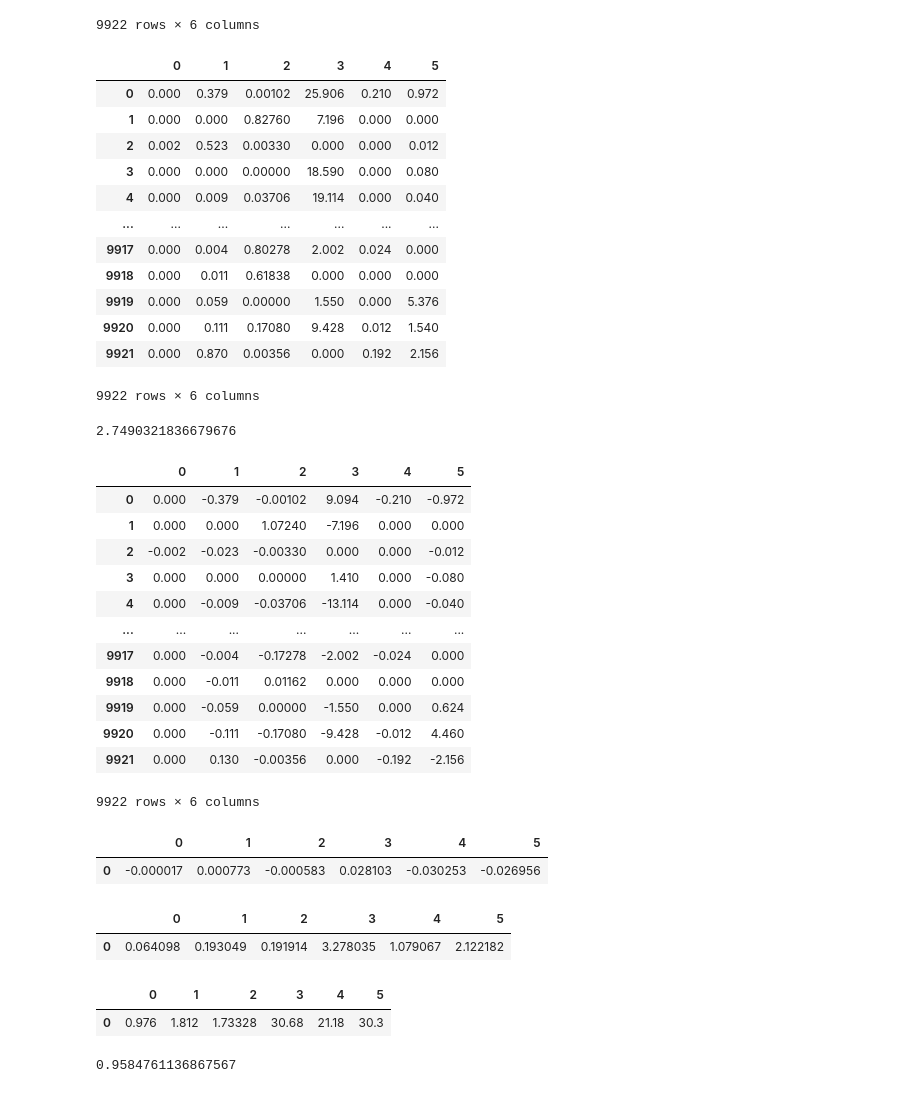
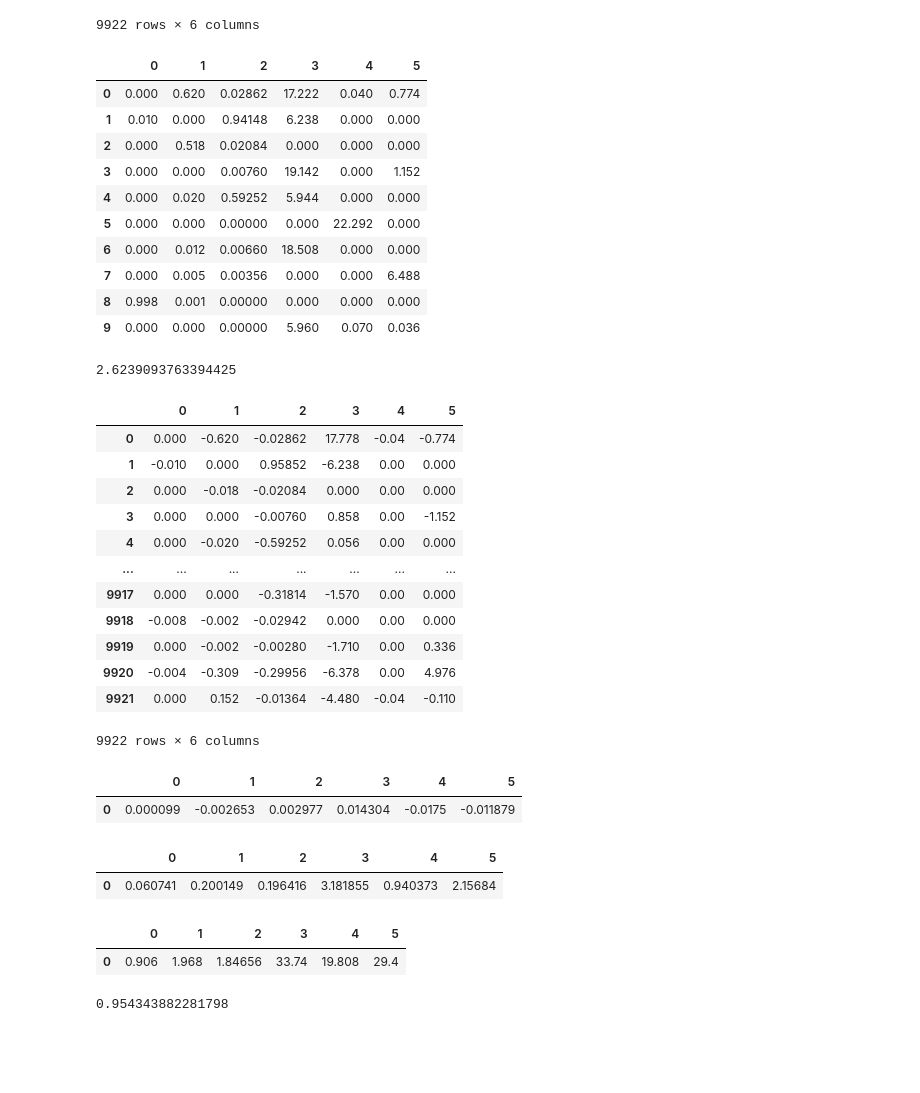
Before and after one commit to dossleo/ProjetoFinal_LeoanrdoPacheco_UFRJ_LAVI, a Jupyter notebook: teste_regressao.ipynb, the cells around one changed output. Saved outputs shown, nothing was run; the diff lists cells and outputs as text; code cells hidden in the pictures; blank space fills up the shorter version.

```diff
--- a/teste_regressao.ipynb
+++ b/teste_regressao.ipynb
@@ -8,7 +8,7 @@ import numpy as np
 from sklearn.preprocessing import MinMaxScaler
 from sklearn.linear_model import LinearRegression
 # %%
-pasta = 'database/dados_tratados/harmonicos_1'
+pasta = 'database/dados_tratados/harmonicos_8'
 arquivo = 'Dados_Normalizados.csv'
 # %%
 df = get_raw_data.GetData(pasta,arquivo).GetDataframe()
@@ -82,43 +82,41 @@ pd.DataFrame(y_t)
 9922 rows × 6 columns
 # %%
 y_p = scaler.inverse_transform(y_pred)
-pd.DataFrame(y_p)
+pd.DataFrame(y_p)[0:10]
 # %% [output]
 |  | 0 | 1 | 2 | 3 | 4 | 5 |
-| 0 | 0.000 | 0.379 | 0.00102 | 25.906 | 0.210 | 0.972 |
-| 1 | 0.000 | 0.000 | 0.82760 | 7.196 | 0.000 | 0.000 |
-| 2 | 0.002 | 0.523 | 0.00330 | 0.000 | 0.000 | 0.012 |
-| 3 | 0.000 | 0.000 | 0.00000 | 18.590 | 0.000 | 0.080 |
-| 4 | 0.000 | 0.009 | 0.03706 | 19.114 | 0.000 | 0.040 |
-| ... | ... | ... | ... | ... | ... | ... |
-| 9917 | 0.000 | 0.004 | 0.80278 | 2.002 | 0.024 | 0.000 |
-| 9918 | 0.000 | 0.011 | 0.61838 | 0.000 | 0.000 | 0.000 |
-| 9919 | 0.000 | 0.059 | 0.00000 | 1.550 | 0.000 | 5.376 |
-| 9920 | 0.000 | 0.111 | 0.17080 | 9.428 | 0.012 | 1.540 |
-| 9921 | 0.000 | 0.870 | 0.00356 | 0.000 | 0.192 | 2.156 |
+| 0 | 0.000 | 0.620 | 0.02862 | 17.222 | 0.040 | 0.774 |
+| 1 | 0.010 | 0.000 | 0.94148 | 6.238 | 0.000 | 0.000 |
+| 2 | 0.000 | 0.518 | 0.02084 | 0.000 | 0.000 | 0.000 |
+| 3 | 0.000 | 0.000 | 0.00760 | 19.142 | 0.000 | 1.152 |
+| 4 | 0.000 | 0.020 | 0.59252 | 5.944 | 0.000 | 0.000 |
+| 5 | 0.000 | 0.000 | 0.00000 | 0.000 | 22.292 | 0.000 |
+| 6 | 0.000 | 0.012 | 0.00660 | 18.508 | 0.000 | 0.000 |
+| 7 | 0.000 | 0.005 | 0.00356 | 0.000 | 0.000 | 6.488 |
+| 8 | 0.998 | 0.001 | 0.00000 | 0.000 | 0.000 | 0.000 |
+| 9 | 0.000 | 0.000 | 0.00000 | 5.960 | 0.070 | 0.036 |
-9922 rows × 6 columns
 # %%
 mse = mean_squared_error(y_t, y_p)
 mse
 # %% [output]
-2.7490321836679676
+2.6239093763394425
 # %%
 erro = y_t - y_p
 erro = pd.DataFrame(erro)
 erro
 # %% [output]
 |  | 0 | 1 | 2 | 3 | 4 | 5 |
-| 0 | 0.000 | -0.379 | -0.00102 | 9.094 | -0.210 | -0.972 |
-| 1 | 0.000 | 0.000 | 1.07240 | -7.196 | 0.000 | 0.000 |
-| 2 | -0.002 | -0.023 | -0.00330 | 0.000 | 0.000 | -0.012 |
-| 3 | 0.000 | 0.000 | 0.00000 | 1.410 | 0.000 | -0.080 |
-| 4 | 0.000 | -0.009 | -0.03706 | -13.114 | 0.000 | -0.040 |
+| 0 | 0.000 | -0.620 | -0.02862 | 17.778 | -0.04 | -0.774 |
+| 1 | -0.010 | 0.000 | 0.95852 | -6.238 | 0.00 | 0.000 |
+| 2 | 0.000 | -0.018 | -0.02084 | 0.000 | 0.00 | 0.000 |
+| 3 | 0.000 | 0.000 | -0.00760 | 0.858 | 0.00 | -1.152 |
+| 4 | 0.000 | -0.020 | -0.59252 | 0.056 | 0.00 | 0.000 |
 | ... | ... | ... | ... | ... | ... | ... |
-| 9917 | 0.000 | -0.004 | -0.17278 | -2.002 | -0.024 | 0.000 |
-| 9918 | 0.000 | -0.011 | 0.01162 | 0.000 | 0.000 | 0.000 |
-| 9919 | 0.000 | -0.059 | 0.00000 | -1.550 | 0.000 | 0.624 |
-| 9920 | 0.000 | -0.111 | -0.17080 | -9.428 | -0.012 | 4.460 |
-| 9921 | 0.000 | 0.130 | -0.00356 | 0.000 | -0.192 | -2.156 |
+| 9917 | 0.000 | 0.000 | -0.31814 | -1.570 | 0.00 | 0.000 |
+| 9918 | -0.008 | -0.002 | -0.02942 | 0.000 | 0.00 | 0.000 |
+| 9919 | 0.000 | -0.002 | -0.00280 | -1.710 | 0.00 | 0.336 |
+| 9920 | -0.004 | -0.309 | -0.29956 | -6.378 | 0.00 | 4.976 |
+| 9921 | 0.000 | 0.152 | -0.01364 | -4.480 | -0.04 | -0.110 |
 9922 rows × 6 columns
 # %%
 medias = {}
@@ -129,7 +127,7 @@ medias = pd.json_normalize(medias)
 medias
 # %% [output]
 |  | 0 | 1 | 2 | 3 | 4 | 5 |
-| 0 | -0.000017 | 0.000773 | -0.000583 | 0.028103 | -0.030253 | -0.026956 |
+| 0 | 0.000099 | -0.002653 | 0.002977 | 0.014304 | -0.0175 | -0.011879 |
 # %%
 desvio_padrao = {}
 for i in range(6):
@@ -139,7 +137,7 @@ desvio_padrao = pd.json_normalize(desvio_padrao)
 desvio_padrao
 # %% [output]
 |  | 0 | 1 | 2 | 3 | 4 | 5 |
-| 0 | 0.064098 | 0.193049 | 0.191914 | 3.278035 | 1.079067 | 2.122182 |
+| 0 | 0.060741 | 0.200149 | 0.196416 | 3.181855 | 0.940373 | 2.15684 |
 # %%
 maximo = {}
 for i in range(6):
@@ -149,14 +147,14 @@ maximo = pd.json_normalize(maximo)
 maximo
 # %% [output]
 |  | 0 | 1 | 2 | 3 | 4 | 5 |
-| 0 | 0.976 | 1.812 | 1.73328 | 30.68 | 21.18 | 30.3 |
+| 0 | 0.906 | 1.968 | 1.84656 | 33.74 | 19.808 | 29.4 |
 # %%
 erro_10 = erro[5][erro[5] <= 0.1*np.max(y_t[5])]
 
 acerto = len(erro_10)/len(erro)
 acerto
 # %% [output]
-0.9584761136867567
+0.954343882281798
 # %%
 erro_10 = pd.DataFrame()
 
```
Also changed, not shown: parts of 5 cells of this notebook, 1 other file.
